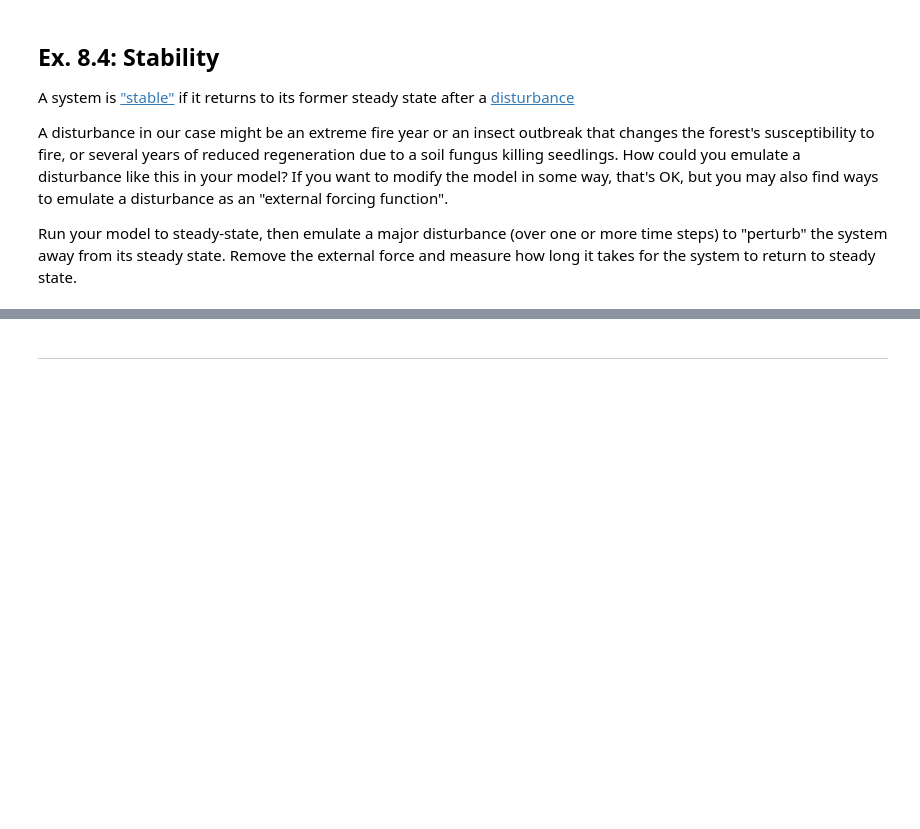
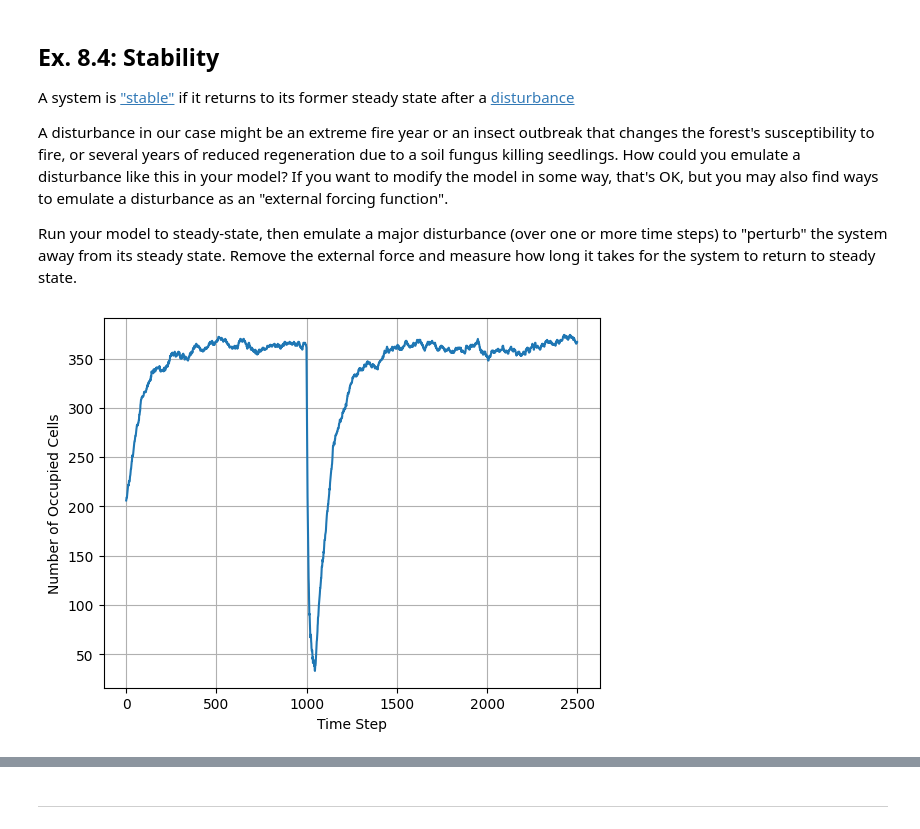
Before and after one commit to Vashusingh44/cap-comp215, a Jupyter notebook: labs/lab07-10-fire.ipynb, the cells around one changed output, grey strips where cells are left out. Saved outputs shown, nothing was run; the diff lists cells and outputs as text; code cells hidden in the pictures; blank space fills up the shorter version.

```diff
--- a/labs/lab07-10-fire.ipynb
+++ b/labs/lab07-10-fire.ipynb
@@ -268,3 +286,44 @@ Run your model to steady-state, then emulate a major disturbance (over one or mo
+# %%
+# Ex. 8.4 here
+# Run the model to steady state
+forest_model = ForestFire(20) #same code lines as ex 8.2 for steady state
+time_steps = 1000
+occupied_cells_history = []
+
+# Run simulation to steady state
+for _ in range(time_steps):   #same code as ex 8.2
+    forest_model.step()
+    occupied_cells = forest_model.num_occupied()
+    occupied_cells_history.append(occupied_cells)
+
+# disturbance (increased fire frequency)   #got the idea of increasing fire frequency for disturbance from gemini
+forest_model.f = 0.1  # Increase fire frequency as a disturbance
+
+# Running simulation with disturbance for a certain duration
+disturbance_duration = 50  # Duration of the disturbance
+for _ in range(disturbance_duration):
+    forest_model.step()  #same logic as in codes I used above
+    occupied_cells = forest_model.num_occupied()
+    occupied_cells_history.append(occupied_cells)
+
+# Removing disturbance
+forest_model.f = 0.001
+
+# Continue simulation after removing disturbance
+non_disturbance_duration = 1450     #used greater non disturbance duration for observation
+for _ in range(non_disturbance_duration):    #same logic as used above
+    forest_model.step()
+    occupied_cells = forest_model.num_occupied()
+    occupied_cells_history.append(occupied_cells)
+
+# Plot
+plt.plot(occupied_cells_history)
+plt.xlabel('Time Step')
+plt.ylabel('Number of Occupied Cells')
+plt.grid(True)
+plt.show()
+# %% [output]
+[figure, added]
 # %% [markdown]
 ### Question 8.4:
 Does the model tend to return to the same steady-state, or does the attractor move to a different value?
```
Also changed, not shown: parts of 10 cells of this notebook.
